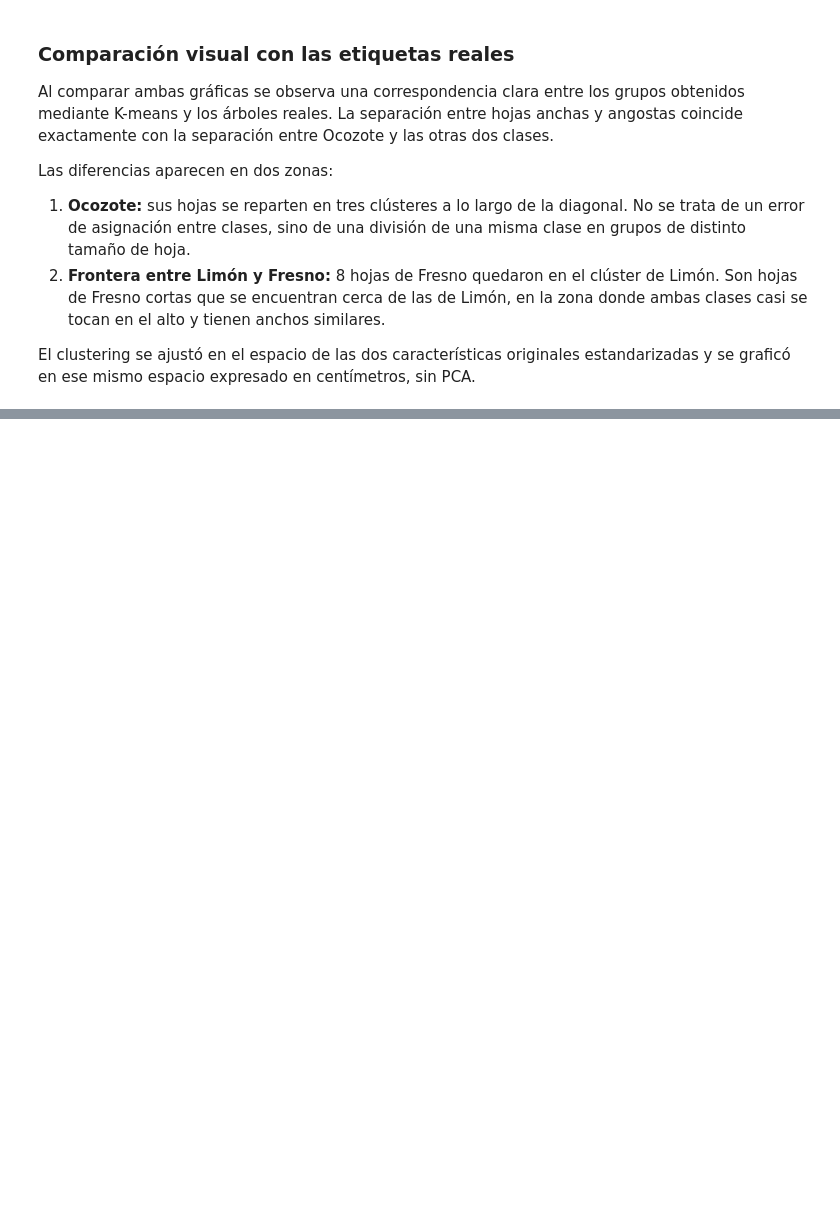
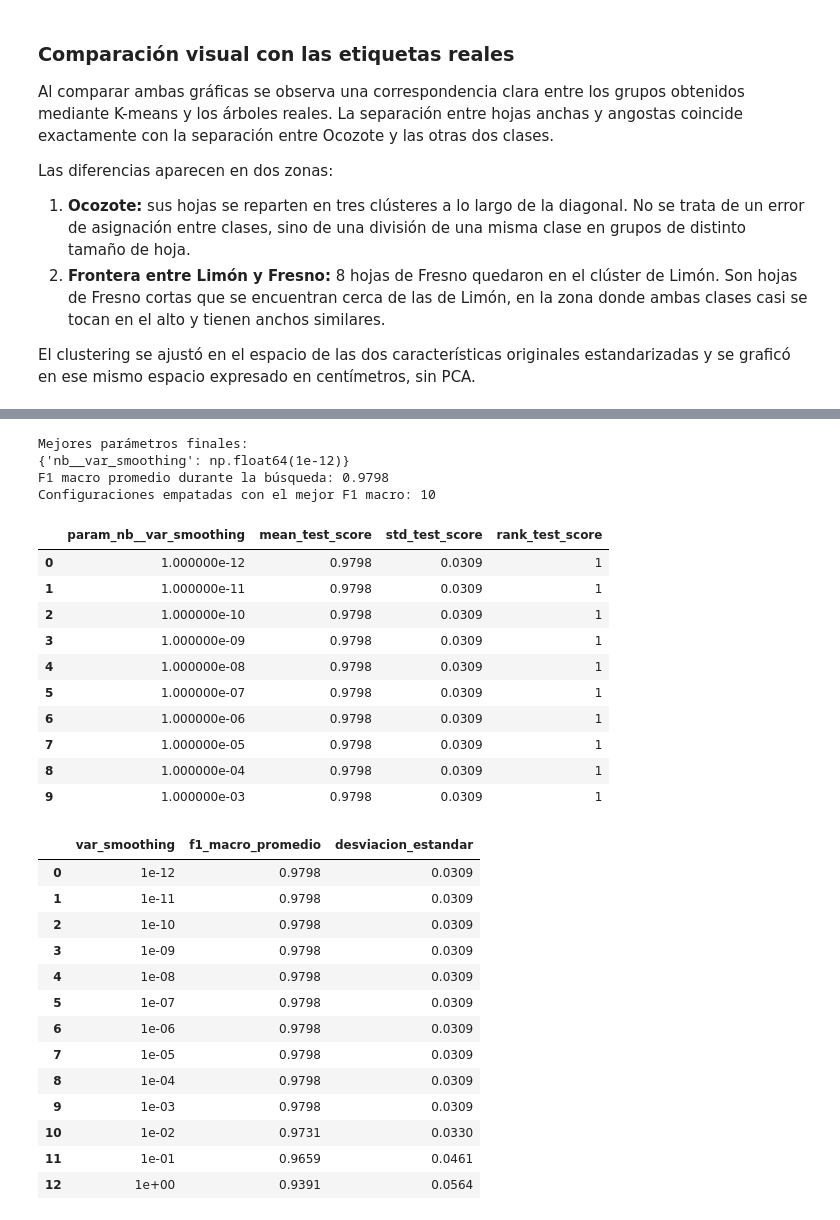
Before and after one commit to jpmartham/proyecto-final-razonamiento, a Jupyter notebook: notebooks/hojas.ipynb, the cells around one changed output, grey strips where cells are left out. Drawn from its saved outputs; the diff is of its cells as text; code cells hidden in the pictures; blank space fills up the shorter version.

```diff
--- a/notebooks/hojas.ipynb
+++ b/notebooks/hojas.ipynb
@@ -1822,0 +1973,51 @@ La frontera tiene una forma irregular, característica de k-NN, porque el algori
+# %%
+# Búsqueda de la configuración final de Naive Bayes
+busqueda_final_nb = buscar_configuracion_final(
+    pipeline_nb,
+    parametros_nb,
+    desempate_nb
+)
+
+# Modelo final ajustado con todas las hojas
+mejor_modelo_nb = busqueda_final_nb.best_estimator_
+
+# F1 macro promedio de todos los valores evaluados
+tabla_var_smoothing = pd.DataFrame({
+    "var_smoothing": [
+        f"{valor:.0e}" for valor in busqueda_final_nb.cv_results_["param_nb__var_smoothing"]
+    ],
+    "f1_macro_promedio": busqueda_final_nb.cv_results_["mean_test_score"],
+    "desviacion_estandar": busqueda_final_nb.cv_results_["std_test_score"]
+}).round(4)
+
+display(tabla_var_smoothing)
+# %% [output]
+Mejores parámetros finales:
+{'nb__var_smoothing': np.float64(1e-12)}
+F1 macro promedio durante la búsqueda: 0.9798
+Configuraciones empatadas con el mejor F1 macro: 10
+|  | param_nb__var_smoothing | mean_test_score | std_test_score | rank_test_score |
+| 0 | 1.000000e-12 | 0.9798 | 0.0309 | 1 |
+| 1 | 1.000000e-11 | 0.9798 | 0.0309 | 1 |
+| 2 | 1.000000e-10 | 0.9798 | 0.0309 | 1 |
+| 3 | 1.000000e-09 | 0.9798 | 0.0309 | 1 |
+| 4 | 1.000000e-08 | 0.9798 | 0.0309 | 1 |
+| 5 | 1.000000e-07 | 0.9798 | 0.0309 | 1 |
+| 6 | 1.000000e-06 | 0.9798 | 0.0309 | 1 |
+| 7 | 1.000000e-05 | 0.9798 | 0.0309 | 1 |
+| 8 | 1.000000e-04 | 0.9798 | 0.0309 | 1 |
+| 9 | 1.000000e-03 | 0.9798 | 0.0309 | 1 |
+|  | var_smoothing | f1_macro_promedio | desviacion_estandar |
+| 0 | 1e-12 | 0.9798 | 0.0309 |
+| 1 | 1e-11 | 0.9798 | 0.0309 |
+| 2 | 1e-10 | 0.9798 | 0.0309 |
+| 3 | 1e-09 | 0.9798 | 0.0309 |
+| 4 | 1e-08 | 0.9798 | 0.0309 |
+| 5 | 1e-07 | 0.9798 | 0.0309 |
+| 6 | 1e-06 | 0.9798 | 0.0309 |
+| 7 | 1e-05 | 0.9798 | 0.0309 |
+| 8 | 1e-04 | 0.9798 | 0.0309 |
+| 9 | 1e-03 | 0.9798 | 0.0309 |
+| 10 | 1e-02 | 0.9731 | 0.0330 |
+| 11 | 1e-01 | 0.9659 | 0.0461 |
+| 12 | 1e+00 | 0.9391 | 0.0564 |
```
Also changed, not shown: parts of 39 cells of this notebook.
